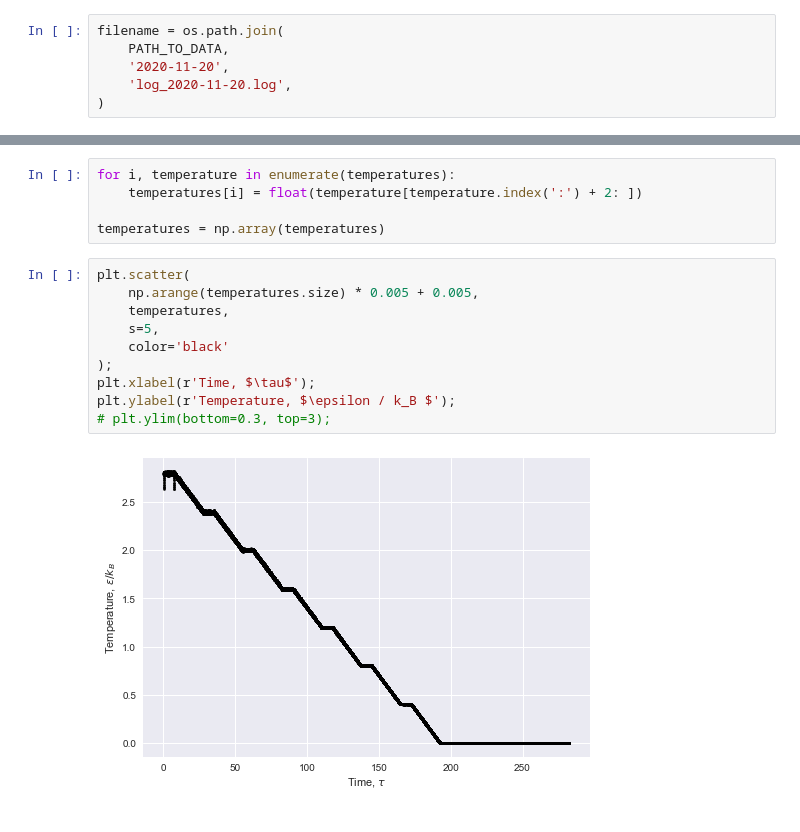
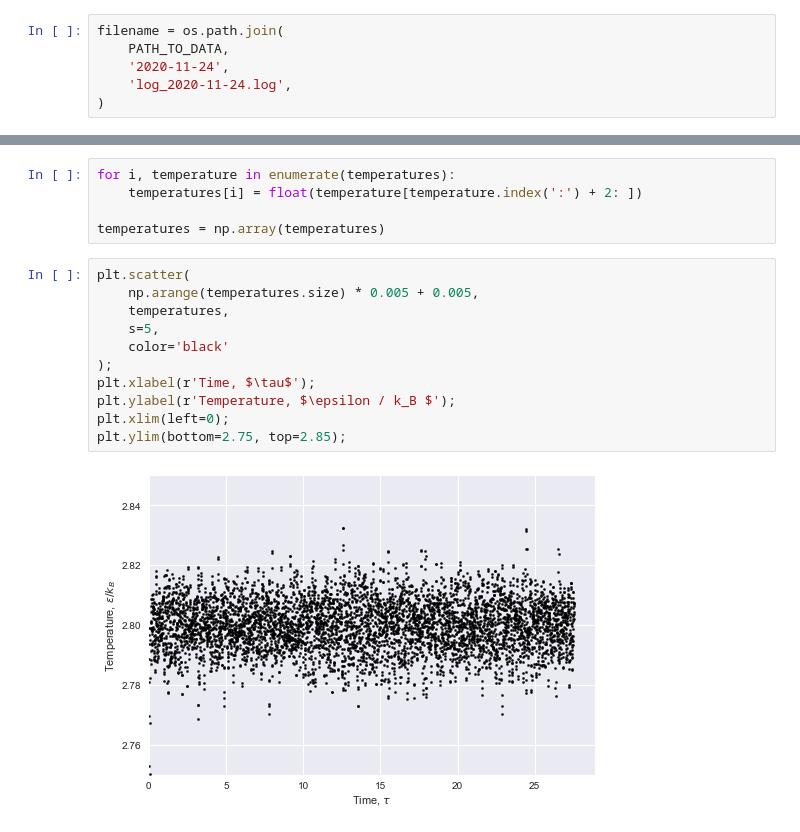
Before and after one commit to AlbertFarkhutdinov/molecular_dynamics, a Jupyter notebook: notebooks/temperatures_from_log.ipynb, the cells around one changed output, grey strips where cells are left out. Cells and saved outputs as stored; diff of their text form.

```diff
--- a/notebooks/temperatures_from_log.ipynb
+++ b/notebooks/temperatures_from_log.ipynb
@@ -16,8 +16,8 @@ PATH_TO_DATA
 # %%
 filename = os.path.join(
     PATH_TO_DATA,
-    '2020-11-20',
-    'log_2020-11-20.log',
+    '2020-11-24',
+    'log_2020-11-24.log',
 )
 # %%
 temperatures = []
@@ -34,12 +34,13 @@ temperatures = np.array(temperatures)
 # %%
 plt.scatter(
     np.arange(temperatures.size) * 0.005 + 0.005,
     temperatures,
     s=5,
     color='black'
 );
 plt.xlabel(r'Time, $\tau$');
 plt.ylabel(r'Temperature, $\epsilon / k_B $');
-# plt.ylim(bottom=0.3, top=3);
+plt.xlim(left=0);
+plt.ylim(bottom=2.75, top=2.85);
 # %% [output]
-[figure, old version]
+[figure, new version]
```
Also changed, not shown: 53 other files.
